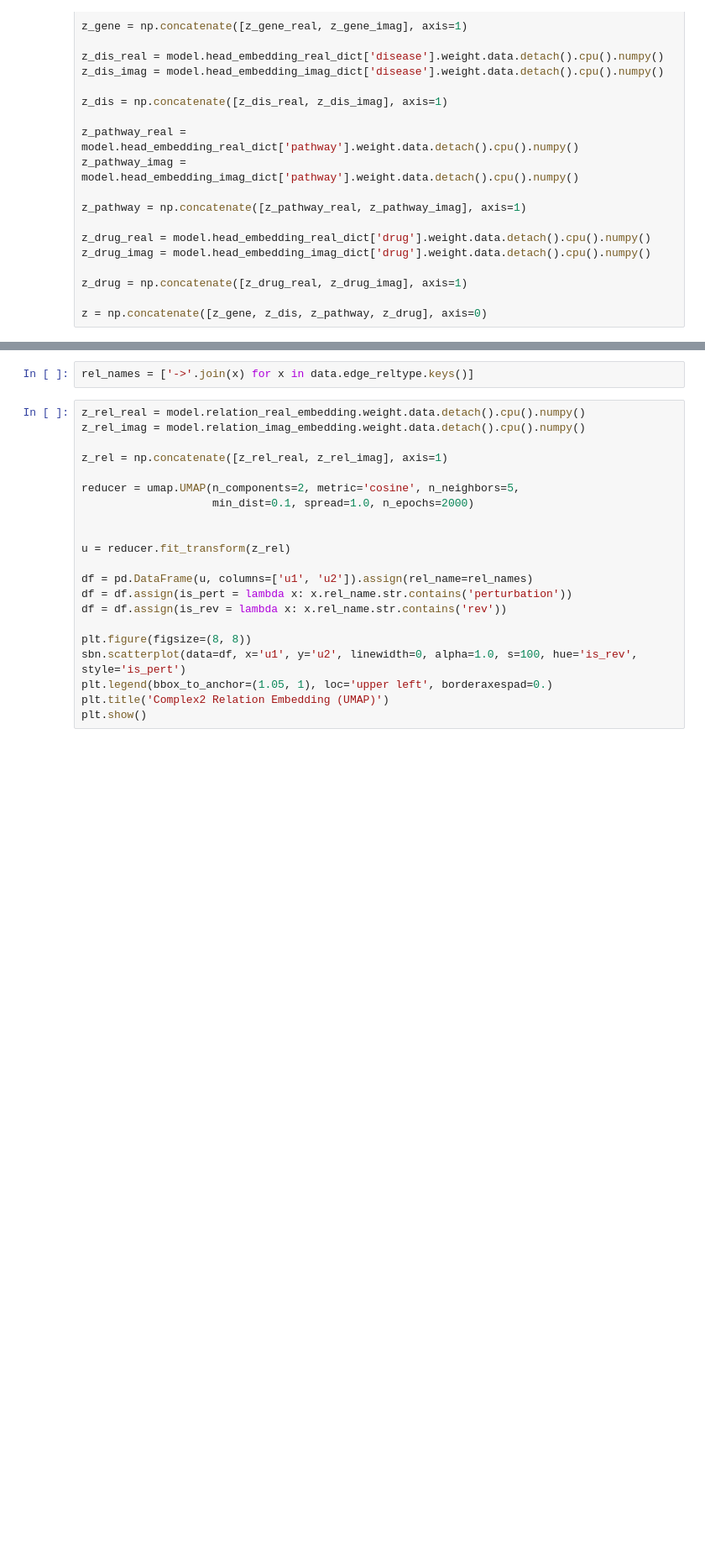
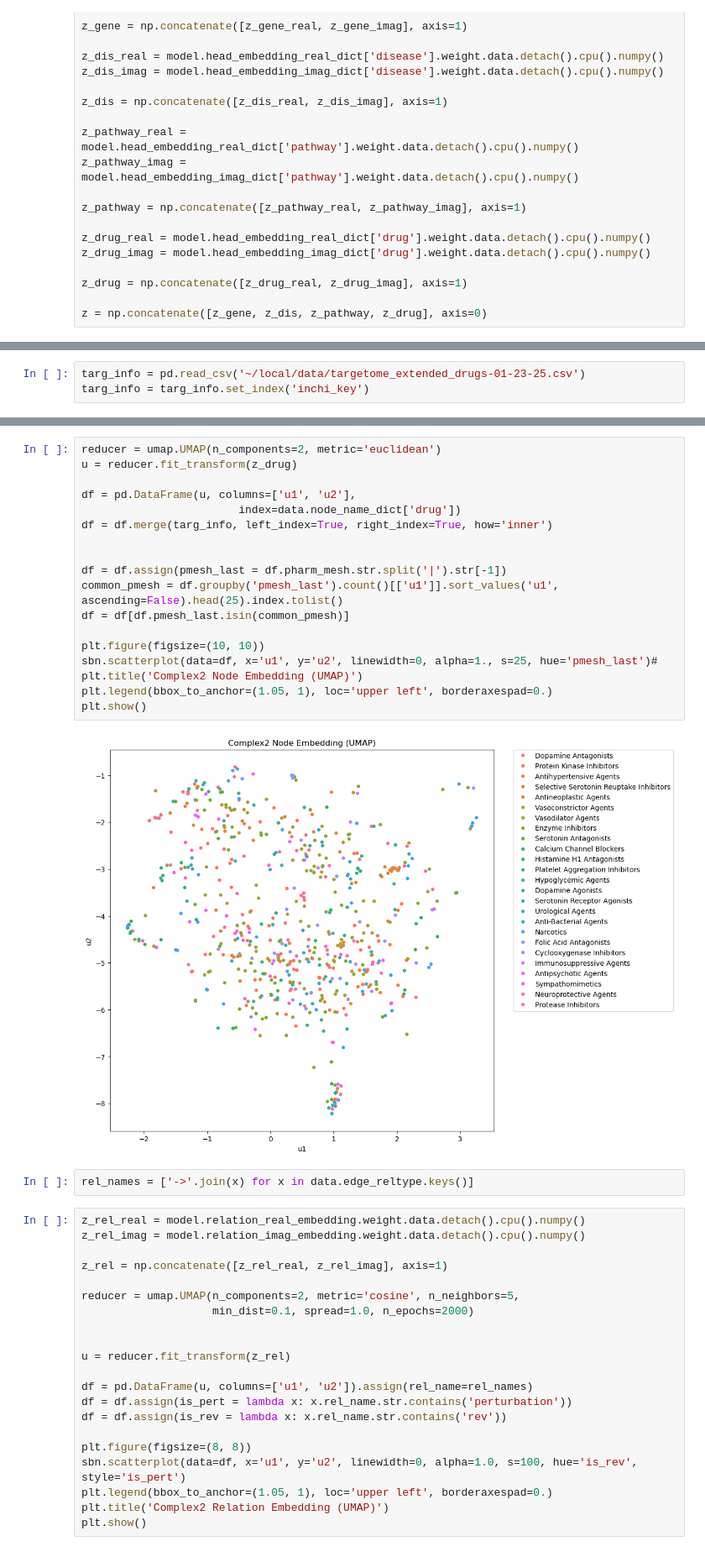
Before and after one commit to biodev/TKG-DTI, a Jupyter notebook: notebooks/complex_embedding_plots.ipynb, the cells around one changed output, grey strips where cells are left out. Shown at 84% size. Cells and saved outputs as stored; diff of their text form; blank space fills up the shorter version.

```diff
--- a/notebooks/complex_embedding_plots.ipynb
+++ b/notebooks/complex_embedding_plots.ipynb
@@ -135,0 +103,3 @@ plt.show()
+# %%
+targ_info = pd.read_csv('~/local/data/targetome_extended_drugs-01-23-25.csv')
+targ_info = targ_info.set_index('inchi_key')
@@ -136,3 +114,23 @@ plt.show()
+# %%
+reducer = umap.UMAP(n_components=2, metric='euclidean')
+u = reducer.fit_transform(z_drug)
+
+df = pd.DataFrame(u, columns=['u1', 'u2'],
+                        index=data.node_name_dict['drug'])
+df = df.merge(targ_info, left_index=True, right_index=True, how='inner')
+
+
+df = df.assign(pmesh_last = df.pharm_mesh.str.split('|').str[-1])
+common_pmesh = df.groupby('pmesh_last').count()[['u1']].sort_values('u1', ascending=False).head(25).index.tolist()
+df = df[df.pmesh_last.isin(common_pmesh)]
+
+plt.figure(figsize=(10, 10))
+sbn.scatterplot(data=df, x='u1', y='u2', linewidth=0, alpha=1., s=25, hue='pmesh_last')#
+plt.title('Complex2 Node Embedding (UMAP)')
+plt.legend(bbox_to_anchor=(1.05, 1), loc='upper left', borderaxespad=0.)
+plt.show()
+# %% [output]
+[figure, added]
 # %%
 rel_names = ['->'.join(x) for x in data.edge_reltype.keys()]
 # %%
```
Also changed, not shown: parts of 10 cells of this notebook, 7 other files.
